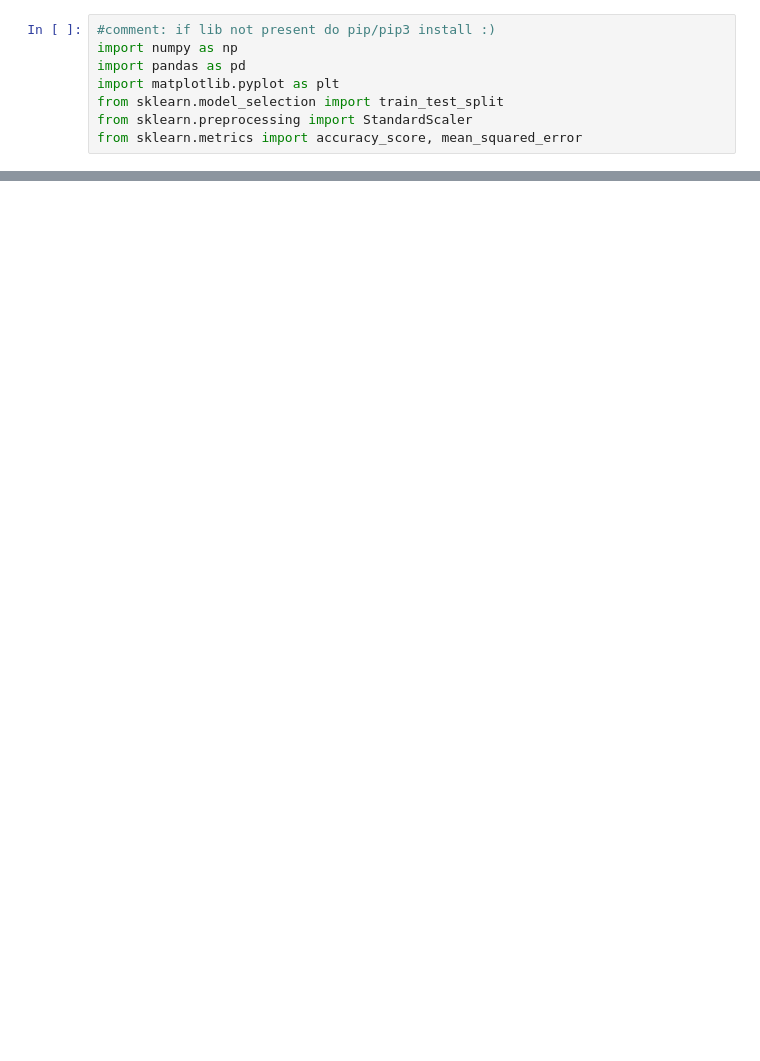
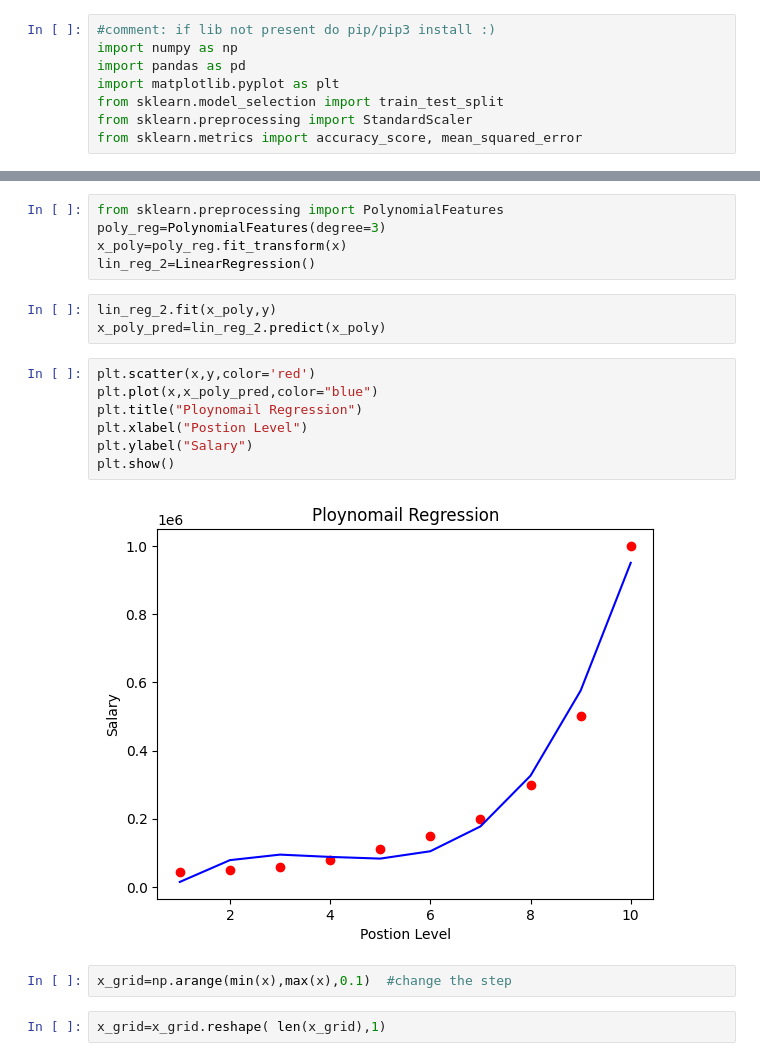
Before and after one commit to RaneemGhalion/Machine_learning_intensive_course, a Jupyter notebook: Lecture_3/Lecture 3.ipynb, the cells around one changed output, grey strips where cells are left out. Cells and saved outputs as stored; diff of their text form; blank space fills up the shorter version.

```diff
--- a/Lecture_3/Lecture 3.ipynb
+++ b/Lecture_3/Lecture 3.ipynb
@@ -12,0 +56,21 @@ FileNotFoundError: [Errno 2] No such file or directory: 'market_data.csv'
+# %%
+from sklearn.preprocessing import PolynomialFeatures
+poly_reg=PolynomialFeatures(degree=3)
+x_poly=poly_reg.fit_transform(x)
+lin_reg_2=LinearRegression()
+# %%
+lin_reg_2.fit(x_poly,y)
+x_poly_pred=lin_reg_2.predict(x_poly)
+# %%
+plt.scatter(x,y,color='red')
+plt.plot(x,x_poly_pred,color="blue")
+plt.title("Ploynomail Regression")
+plt.xlabel("Postion Level")
+plt.ylabel("Salary")
+plt.show()
+# %% [output]
+[figure, added]
+# %%
+x_grid=np.arange(min(x),max(x),0.1)  #change the step
+# %%
+x_grid=x_grid.reshape( len(x_grid),1)
```
Also changed, not shown: parts of 11 cells of this notebook, 14 other files.
